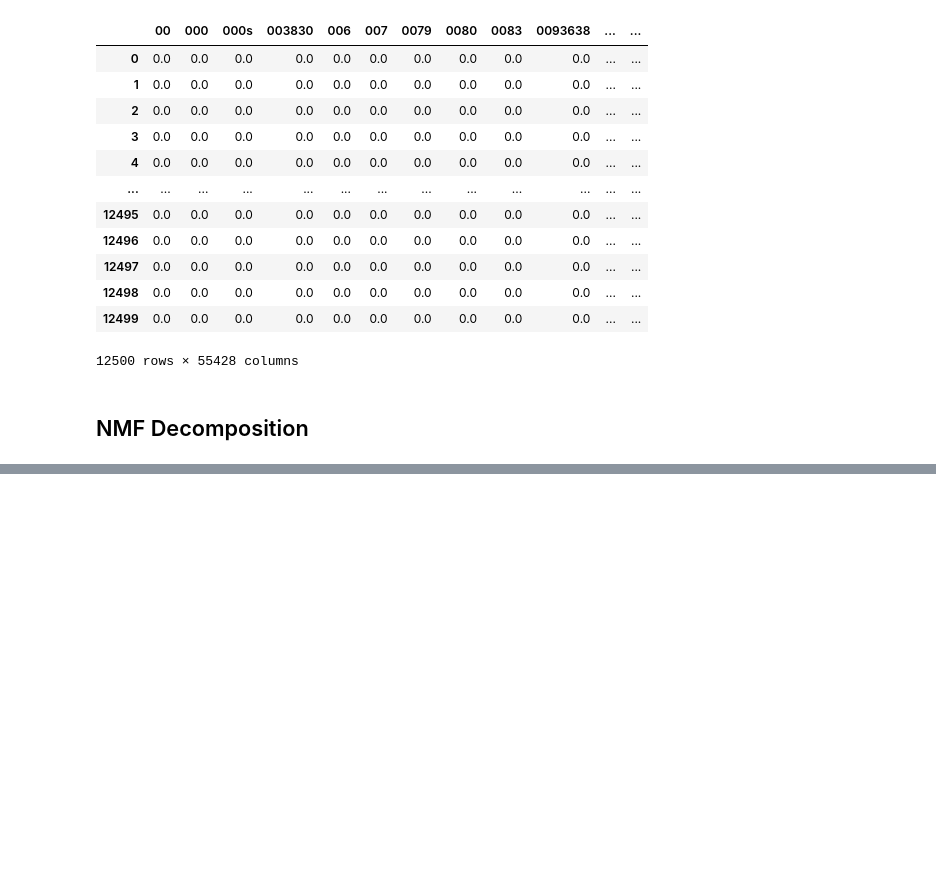
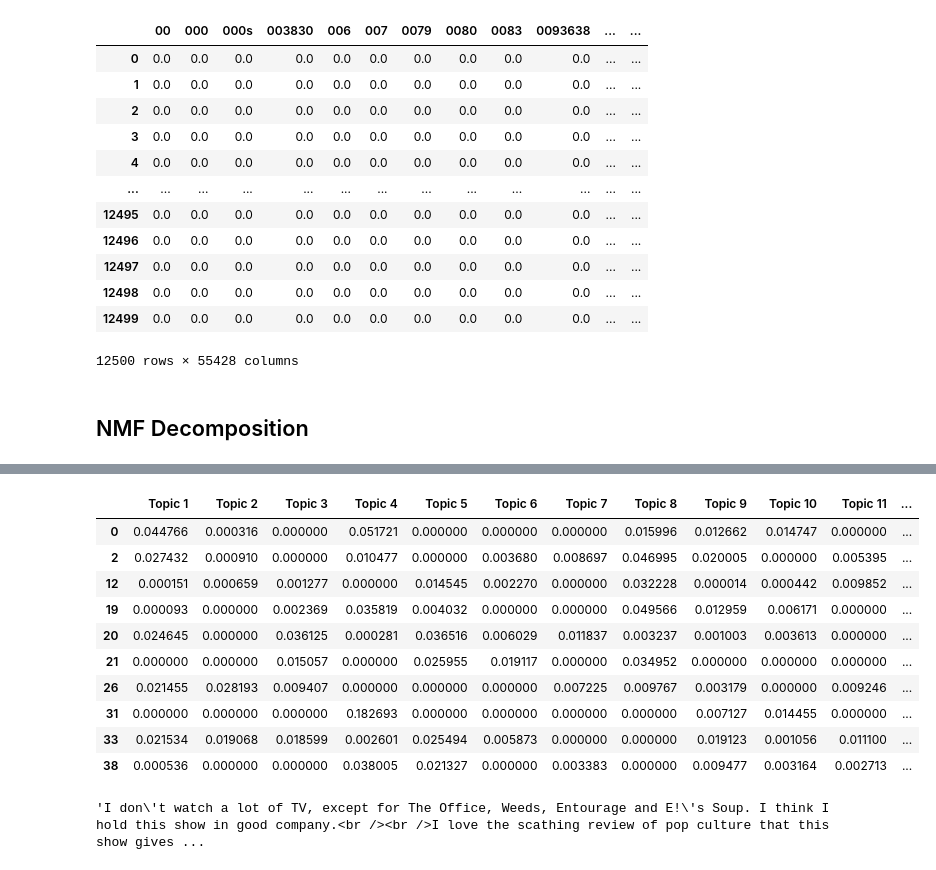
Before and after one commit to imxsid/implement-nlp, a Jupyter notebook: learning-topic-modelling.ipynb, the cells around one changed output, grey strips where cells are left out. Drawn from its saved outputs; the diff is of its cells as text; code cells hidden in the pictures; blank space fills up the shorter version.

Commit message:
Kaggle Notebook | [Learning] Topic Modelling | Version 4

```diff
--- a/learning-topic-modelling.ipynb
+++ b/learning-topic-modelling.ipynb
@@ -100,3 +100,24 @@ topic_mapping = {
     'Topic 12': 'Book Adaptation',
     'Topic 13': 'Horror'
 }
+# %%
+# Recall the document-topic matrix, W
+W = pd.DataFrame(W, columns=[f'Topic {i + 1}' for i in range(N_TOPICS)])
+W['max_topic'] = W.apply(lambda x: topic_mapping.get(x.idxmax()), axis=1)
+W[pd.notnull(W['max_topic'])].head(10)
+# %% [output]
+|  | Topic 1 | Topic 2 | Topic 3 | Topic 4 | Topic 5 | Topic 6 | Topic 7 | Topic 8 | Topic 9 | Topic 10 | Topic 11 | ... |
+| 0 | 0.044766 | 0.000316 | 0.000000 | 0.051721 | 0.000000 | 0.000000 | 0.000000 | 0.015996 | 0.012662 | 0.014747 | 0.000000 | ... |
+| 2 | 0.027432 | 0.000910 | 0.000000 | 0.010477 | 0.000000 | 0.003680 | 0.008697 | 0.046995 | 0.020005 | 0.000000 | 0.005395 | ... |
+| 12 | 0.000151 | 0.000659 | 0.001277 | 0.000000 | 0.014545 | 0.002270 | 0.000000 | 0.032228 | 0.000014 | 0.000442 | 0.009852 | ... |
+| 19 | 0.000093 | 0.000000 | 0.002369 | 0.035819 | 0.004032 | 0.000000 | 0.000000 | 0.049566 | 0.012959 | 0.006171 | 0.000000 | ... |
+| 20 | 0.024645 | 0.000000 | 0.036125 | 0.000281 | 0.036516 | 0.006029 | 0.011837 | 0.003237 | 0.001003 | 0.003613 | 0.000000 | ... |
+| 21 | 0.000000 | 0.000000 | 0.015057 | 0.000000 | 0.025955 | 0.019117 | 0.000000 | 0.034952 | 0.000000 | 0.000000 | 0.000000 | ... |
+| 26 | 0.021455 | 0.028193 | 0.009407 | 0.000000 | 0.000000 | 0.000000 | 0.007225 | 0.009767 | 0.003179 | 0.000000 | 0.009246 | ... |
+| 31 | 0.000000 | 0.000000 | 0.000000 | 0.182693 | 0.000000 | 0.000000 | 0.000000 | 0.000000 | 0.007127 | 0.014455 | 0.000000 | ... |
+| 33 | 0.021534 | 0.019068 | 0.018599 | 0.002601 | 0.025494 | 0.005873 | 0.000000 | 0.000000 | 0.019123 | 0.001056 | 0.011100 | ... |
+| 38 | 0.000536 | 0.000000 | 0.000000 | 0.038005 | 0.021327 | 0.000000 | 0.003383 | 0.000000 | 0.009477 | 0.003164 | 0.002713 | ... |
+# %%
+reviews[2]
+# %% [output]
+'I don\'t watch a lot of TV, except for The Office, Weeds, Entourage and E!\'s Soup. I think I hold this show in good company.<br /><br />I love the scathing review of pop culture that this show gives ...
```
Also changed, not shown: parts of 1 cell of this notebook.
